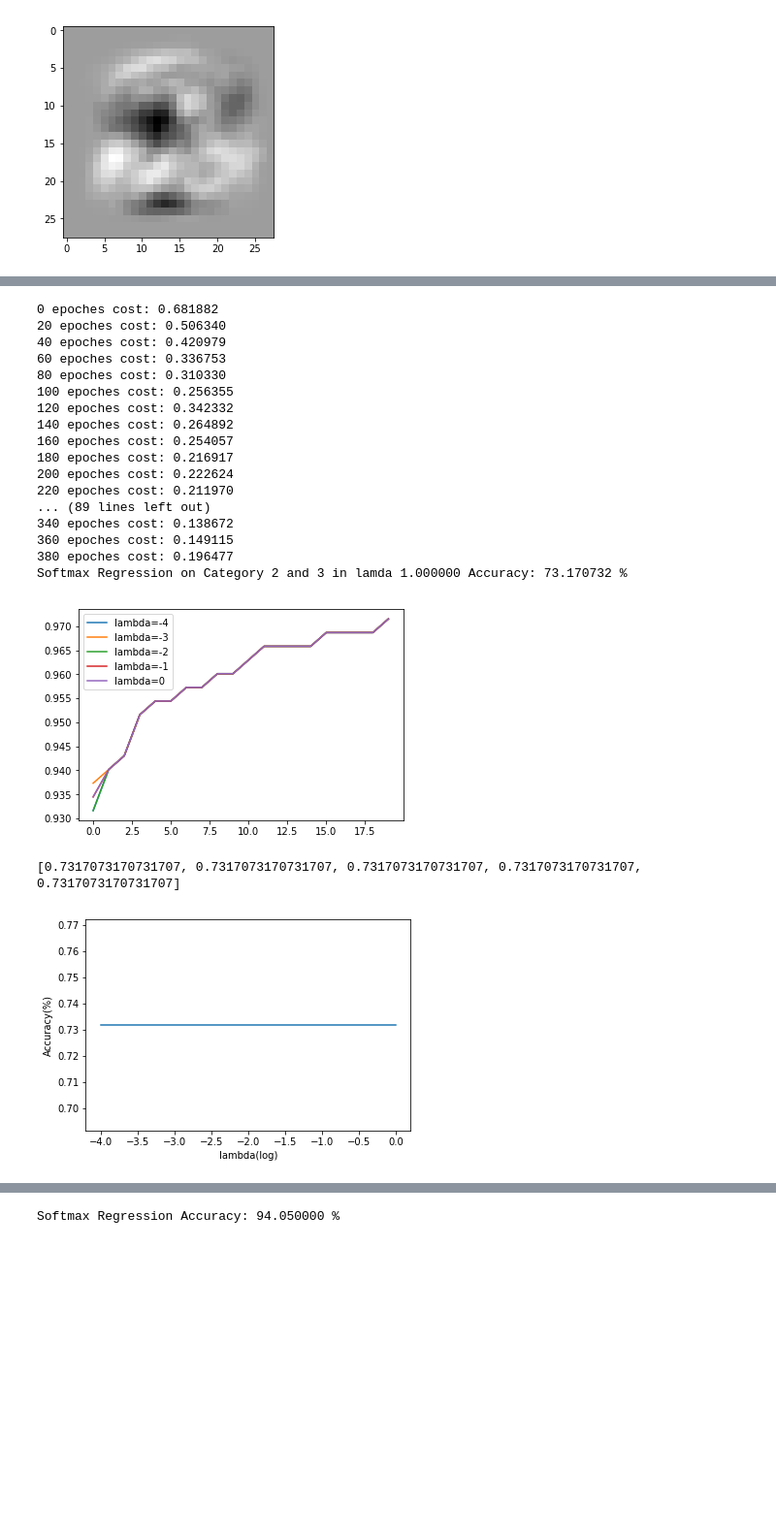
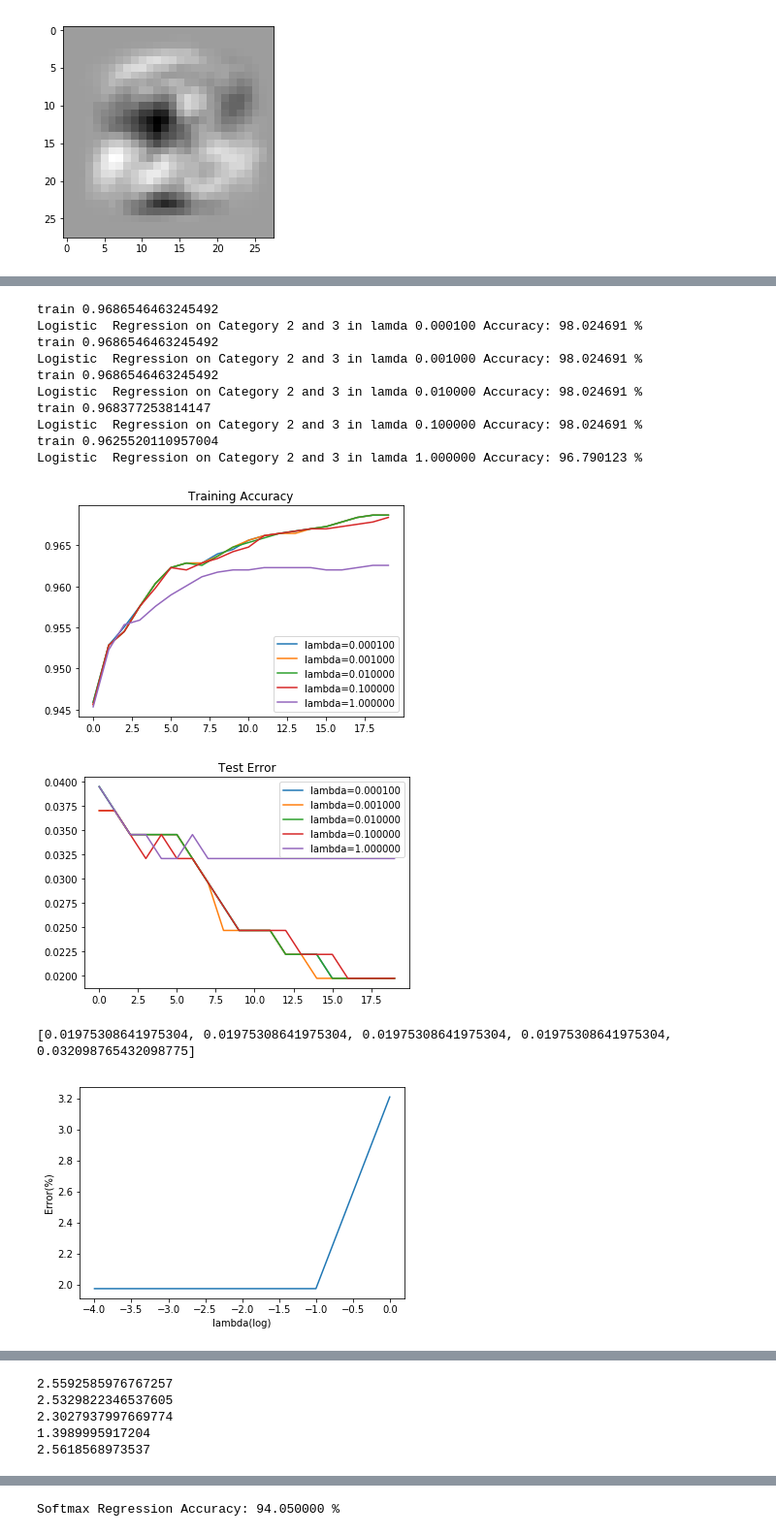
Before and after one commit to Fnjn/UCSD-CSE-253, a Jupyter notebook: hw1/253hw1.ipynb, the cells around one changed output, grey strips where cells are left out. Shown at 97% size. Cells and saved outputs as stored; diff of their text form; code cells hidden in the pictures; blank space fills up the shorter version.

```diff
--- a/hw1/253hw1.ipynb
+++ b/hw1/253hw1.ipynb
@@ -84,10 +84,10 @@ Logistic Regression on Category 2 and 8 Accuracy: 96.103896 %
 [figure]
 [figure]
 # %%
-def plot_learning_rate(train_X, test_X, test_labels, c1, c2):
+def plot_learning_rate(train_X, train_labels, test_X, test_labels, c1, c2, holdout_ratio=0.1):
     train_X, train_Y = extract_target_data(train_X, train_labels, c1, c2)
     test_X, test_Y = extract_target_data(test_X, test_labels, c1, c2)
-
+    train_X, train_Y, holdout_X, holdout_Y = split_holdout(train_X, train_Y, holdout_ratio)
     n_feature = train_X.shape[0]
 
     sigmoid_2_model = LogisticRegression(n_feature, n_epoch=400)
@@ -96,10 +96,10 @@ def plot_learning_rate(train_X, test_X, test_labels, c1, c2):
     for i in range(-4, 1):
         sigmoid_2_model.learning_rate = 10**(i)
         sigmoid_2_model.w, sigmoid_2_model.b = init_parameters(n_feature, 1)
-        train, val, test = sigmoid_2_model.fit(train_X, train_Y, test_X=test_X, test_Y=test_Y)
+        train, val, test = sigmoid_2_model.fit(train_X, train_Y, holdout_X, holdout_Y, test_X, test_Y)
         sigmoid_2_model.predict(test_X, test_Y)
         acc_l.append(sigmoid_2_model.accuracy)
-        print('Softmax Regression on Category %d and %d in learning rate %f Accuracy: %f %%' % (c1, c2, 10**(i), sigmoid_2_model.accuracy * 100))
+        print('Logistic Regression on Category %d and %d in learning rate %f Accuracy: %f %%' % (c1, c2, 10**(i), sigmoid_2_model.accuracy * 100))
     print(acc_l)
     plt.plot(range(-4,1), acc_l)
     plt.xlabel('learning rate(log)')
@@ -140,3 +168,3 @@ def plot_lambda(train_X, test_X, test_labels, c1, c2,r):
 # %%
-plot_learning_rate(train_X, test_X, test_labels, 2, 3)
+plot_learning_rate(train_images, train_labels, test_images, test_labels, 2, 3)
 # %% [output]
@@ -161,23 +203,18 @@ Softmax Regression on Category 2 and 3 in learning rate 1.000000 Accuracy: 87.40
 # %%
-plot_lambda(train_X, test_X, test_labels, 2, 3, r=2)
+# Regularization 2
+plot_lambda(train_images, train_labels, test_images, test_labels, 2, 3, r=2)
 # %% [output]
-0 epoches cost: 0.681882
-20 epoches cost: 0.506340
-40 epoches cost: 0.420979
-60 epoches cost: 0.336753
-80 epoches cost: 0.310330
-100 epoches cost: 0.256355
-120 epoches cost: 0.342332
-140 epoches cost: 0.264892
-160 epoches cost: 0.254057
-180 epoches cost: 0.216917
-200 epoches cost: 0.222624
-220 epoches cost: 0.211970
-... (89 lines left out)
-340 epoches cost: 0.138672
-360 epoches cost: 0.149115
-380 epoches cost: 0.196477
-Softmax Regression on Category 2 and 3 in lamda 1.000000 Accuracy: 73.170732 %
+train 0.9686546463245492
+Logistic  Regression on Category 2 and 3 in lamda 0.000100 Accuracy: 98.024691 %
+train 0.9686546463245492
+Logistic  Regression on Category 2 and 3 in lamda 0.001000 Accuracy: 98.024691 %
+train 0.9686546463245492
+Logistic  Regression on Category 2 and 3 in lamda 0.010000 Accuracy: 98.024691 %
+train 0.968377253814147
+Logistic  Regression on Category 2 and 3 in lamda 0.100000 Accuracy: 98.024691 %
+train 0.9625520110957004
+Logistic  Regression on Category 2 and 3 in lamda 1.000000 Accuracy: 96.790123 %
-[figure, old version]
+[figure, new version]
+[figure, new version]
-[0.7317073170731707, 0.7317073170731707, 0.7317073170731707, 0.7317073170731707, 0.7317073170731707]
+[0.01975308641975304, 0.01975308641975304, 0.01975308641975304, 0.01975308641975304, 0.032098765432098775]
-[figure, old version]
+[figure, added]
@@ -183,0 +222,5 @@ Softmax Regression on Category 2 and 3 in lamda 1.000000 Accuracy: 73.170732 %
+2.5592585976767257
+2.5329822346537605
+2.3027937997669774
+1.3989995917204
+2.5618568973537
```
Also changed, not shown: parts of 9 cells of this notebook.
